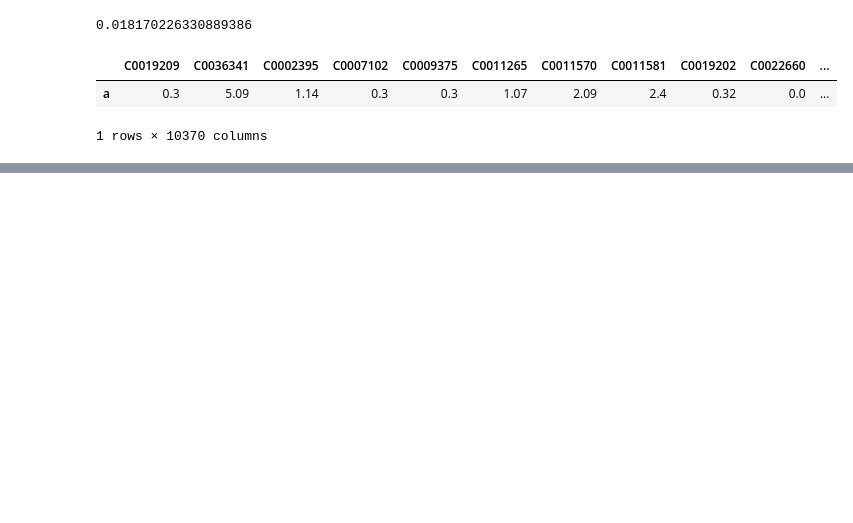
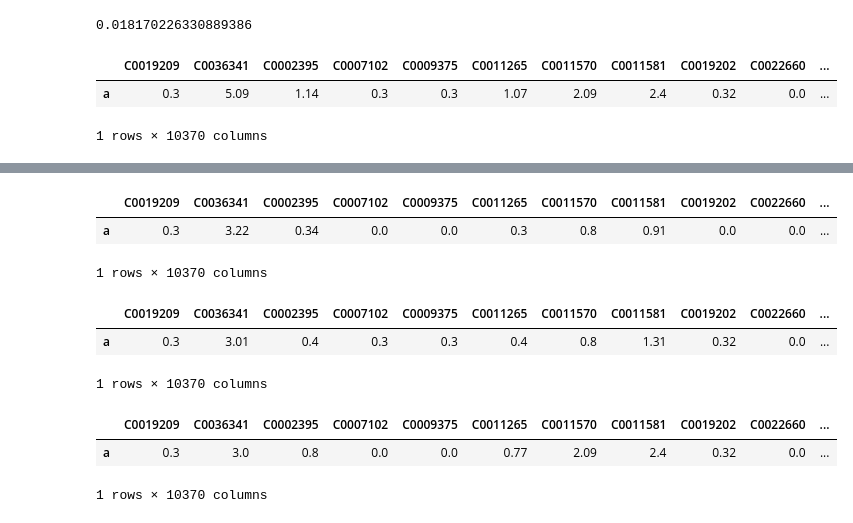
Before and after one commit to hlml-toronto/undiagnosed-1, a Jupyter notebook: script.ipynb, the cells around one changed output, grey strips where cells are left out. Saved outputs shown, nothing was run; the diff lists cells and outputs as text; code cells hidden in the pictures; blank space fills up the shorter version.

```diff
--- a/script.ipynb
+++ b/script.ipynb
@@ -327,0 +396,18 @@ new_d
+# %%
+d_pediatric_df
+# %% [output]
+|  | C0019209 | C0036341 | C0002395 | C0007102 | C0009375 | C0011265 | C0011570 | C0011581 | C0019202 | C0022660 | ... |
+| a | 0.3 | 3.22 | 0.34 | 0.0 | 0.0 | 0.3 | 0.8 | 0.91 | 0.0 | 0.0 | ... |
+1 rows × 10370 columns
+# %%
+d_carrier_df
+# %% [output]
+|  | C0019209 | C0036341 | C0002395 | C0007102 | C0009375 | C0011265 | C0011570 | C0011581 | C0019202 | C0022660 | ... |
+| a | 0.3 | 3.01 | 0.4 | 0.3 | 0.3 | 0.4 | 0.8 | 1.31 | 0.32 | 0.0 | ... |
+1 rows × 10370 columns
+# %%
+d_cardioneuro_df
+# %% [output]
+|  | C0019209 | C0036341 | C0002395 | C0007102 | C0009375 | C0011265 | C0011570 | C0011581 | C0019202 | C0022660 | ... |
+| a | 0.3 | 3.0 | 0.8 | 0.0 | 0.0 | 0.77 | 2.09 | 2.4 | 0.32 | 0.0 | ... |
+1 rows × 10370 columns
```
Also changed, not shown: parts of 18 cells of this notebook, 5 other files.
